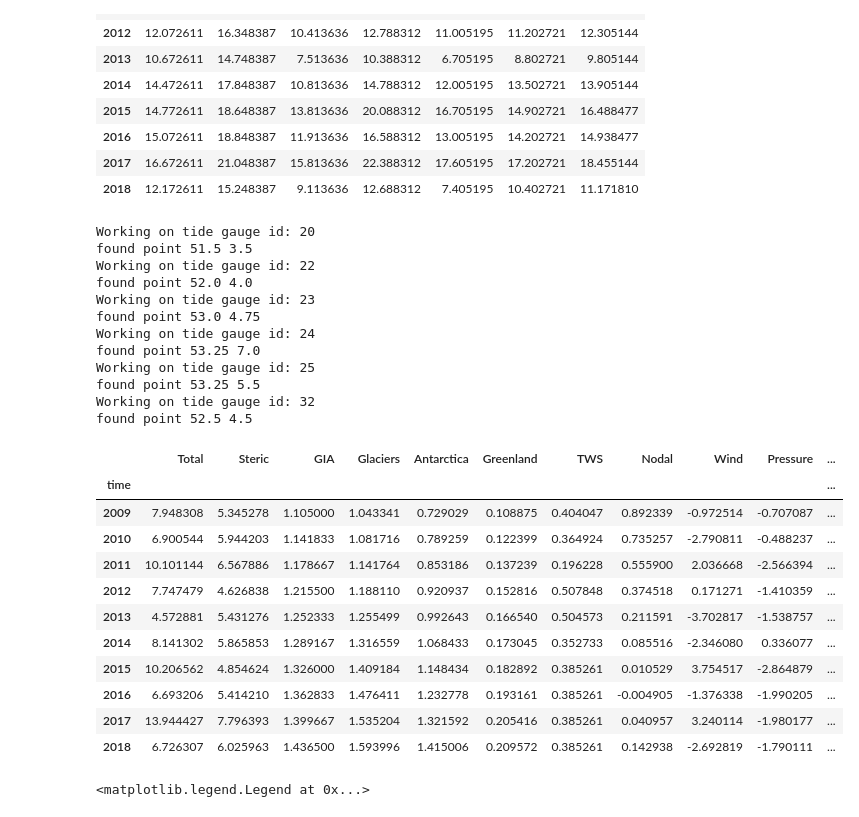
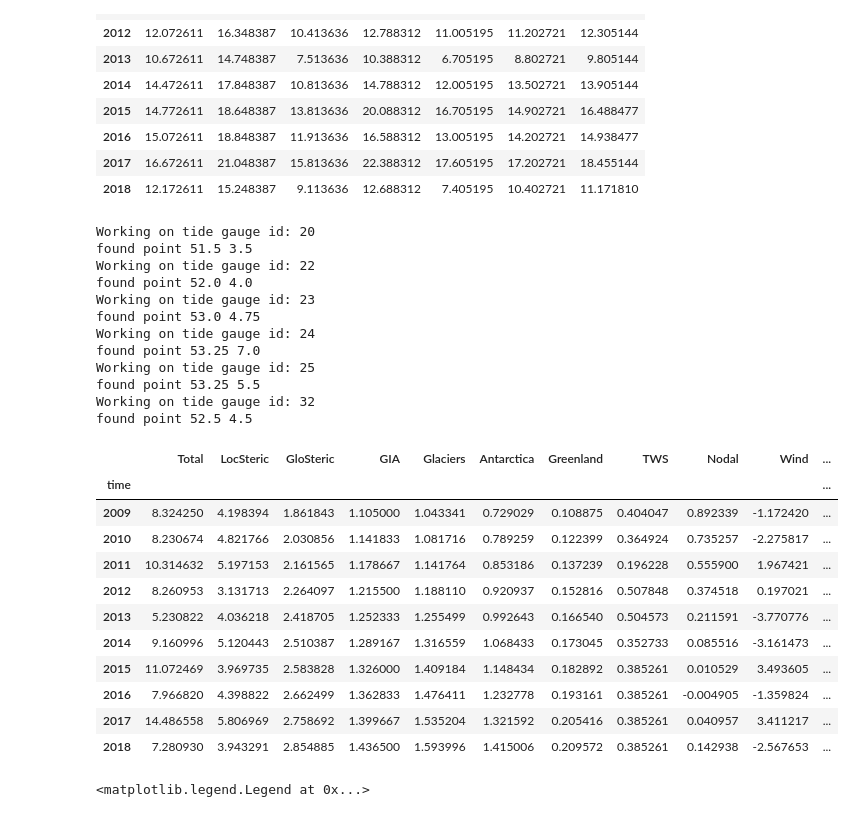
Before and after one commit to Jacobiaan/SLBudget, a Jupyter notebook: notebooks/Budget.ipynb, the cells around one changed output. Saved outputs shown, nothing was run; the diff lists cells and outputs as text; code cells hidden in the pictures.

```diff
--- a/notebooks/Budget.ipynb
+++ b/notebooks/Budget.ipynb
@@ -27,7 +27,7 @@ path_outputs = '../outputs/'
 # %%
 # Pick a region name (see choices bellow):
 tg_sel = 'ZSM' # Tide gauge selection, see options in the next cell
-opt_steric = ['EN4','ENS',2000]
+opt_steric = ['EN4','ENS',4000]
                 # [0]: Poduct, 'EN4' and 'IAP' available so far
                 # [1]: Region on which to average the steric effect: ENS, EBB, NWS
                 # [2]: Depth of integration in meters
@@ -44,6 +44,8 @@ opt_wind_ibe = ['regression','ERA5'] # Method 'regression' or 'dynamical_model'
                           # 'WAQUA' : Use the barotropic ocean model WAQUA
 opt_nodal = 'potential' # 'potential' or 'regression', 'regression' only available
                          #if opt_wind_ibe[0] is also 'regression'
+separate_global_steric = True # No choice for global steric only Levitus is
+                              # available
 INFO = True # Additional info on the computations
 # %%
 reg_dict = {'ZSM' : [20, 22, 23, 24, 25, 32], # Zeespiegelmonitor (Dutch coast)
@@ -78,36 +80,37 @@ tg_df.iloc[-10:]
 | 2018 | 12.172611 | 15.248387 | 9.113636 | 12.688312 | 7.405195 | 10.402721 | 11.171810 |
 # %%
 slmean_df = slc.budget_at_tg(INFO, tg_id, opt_steric, opt_glaciers, opt_antarctica,
-                 opt_greenland, opt_tws, opt_wind_ibe, opt_nodal, True)
+                             opt_greenland, opt_tws, opt_wind_ibe, opt_nodal,
+                             separate_global_steric, True)
 slmean_df.iloc[-10:]
 
 #slmean_df = slmean_df.loc[1958:2014] # Select date to fit Fred16 study
 #slmean_df = slmean_df.loc[1993:]
 # %% [output]
 Working on tide gauge id: 20
 found point 51.5 3.5
 Working on tide gauge id: 22
 found point 52.0 4.0
 Working on tide gauge id: 23
 found point 53.0 4.75
 Working on tide gauge id: 24
 found point 53.25 7.0
 Working on tide gauge id: 25
 found point 53.25 5.5
 Working on tide gauge id: 32
 found point 52.5 4.5
-|  | Total | Steric | GIA | Glaciers | Antarctica | Greenland | TWS | Nodal | Wind | Pressure | ... |
+|  | Total | LocSteric | GloSteric | GIA | Glaciers | Antarctica | Greenland | TWS | Nodal | Wind | ... |
 | time |  |  |  |  |  |  |  |  |  |  | ... |
-| 2009 | 7.948308 | 5.345278 | 1.105000 | 1.043341 | 0.729029 | 0.108875 | 0.404047 | 0.892339 | -0.972514 | -0.707087 | ... |
-| 2010 | 6.900544 | 5.944203 | 1.141833 | 1.081716 | 0.789259 | 0.122399 | 0.364924 | 0.735257 | -2.790811 | -0.488237 | ... |
-| 2011 | 10.101144 | 6.567886 | 1.178667 | 1.141764 | 0.853186 | 0.137239 | 0.196228 | 0.555900 | 2.036668 | -2.566394 | ... |
-| 2012 | 7.747479 | 4.626838 | 1.215500 | 1.188110 | 0.920937 | 0.152816 | 0.507848 | 0.374518 | 0.171271 | -1.410359 | ... |
-| 2013 | 4.572881 | 5.431276 | 1.252333 | 1.255499 | 0.992643 | 0.166540 | 0.504573 | 0.211591 | -3.702817 | -1.538757 | ... |
-| 2014 | 8.141302 | 5.865853 | 1.289167 | 1.316559 | 1.068433 | 0.173045 | 0.352733 | 0.085516 | -2.346080 | 0.336077 | ... |
-| 2015 | 10.206562 | 4.854624 | 1.326000 | 1.409184 | 1.148434 | 0.182892 | 0.385261 | 0.010529 | 3.754517 | -2.864879 | ... |
-| 2016 | 6.693206 | 5.414210 | 1.362833 | 1.476411 | 1.232778 | 0.193161 | 0.385261 | -0.004905 | -1.376338 | -1.990205 | ... |
-| 2017 | 13.944427 | 7.796393 | 1.399667 | 1.535204 | 1.321592 | 0.205416 | 0.385261 | 0.040957 | 3.240114 | -1.980177 | ... |
-| 2018 | 6.726307 | 6.025963 | 1.436500 | 1.593996 | 1.415006 | 0.209572 | 0.385261 | 0.142938 | -2.692819 | -1.790111 | ... |
+| 2009 | 8.324250 | 4.198394 | 1.861843 | 1.105000 | 1.043341 | 0.729029 | 0.108875 | 0.404047 | 0.892339 | -1.172420 | ... |
+| 2010 | 8.230674 | 4.821766 | 2.030856 | 1.141833 | 1.081716 | 0.789259 | 0.122399 | 0.364924 | 0.735257 | -2.275817 | ... |
+| 2011 | 10.314632 | 5.197153 | 2.161565 | 1.178667 | 1.141764 | 0.853186 | 0.137239 | 0.196228 | 0.555900 | 1.967421 | ... |
+| 2012 | 8.260953 | 3.131713 | 2.264097 | 1.215500 | 1.188110 | 0.920937 | 0.152816 | 0.507848 | 0.374518 | 0.197021 | ... |
+| 2013 | 5.230822 | 4.036218 | 2.418705 | 1.252333 | 1.255499 | 0.992643 | 0.166540 | 0.504573 | 0.211591 | -3.770776 | ... |
+| 2014 | 9.160996 | 5.120443 | 2.510387 | 1.289167 | 1.316559 | 1.068433 | 0.173045 | 0.352733 | 0.085516 | -3.161473 | ... |
+| 2015 | 11.072469 | 3.969735 | 2.583828 | 1.326000 | 1.409184 | 1.148434 | 0.182892 | 0.385261 | 0.010529 | 3.493605 | ... |
+| 2016 | 7.966820 | 4.398822 | 2.662499 | 1.362833 | 1.476411 | 1.232778 | 0.193161 | 0.385261 | -0.004905 | -1.359824 | ... |
+| 2017 | 14.486558 | 5.806969 | 2.758692 | 1.399667 | 1.535204 | 1.321592 | 0.205416 | 0.385261 | 0.040957 | 3.411217 | ... |
+| 2018 | 7.280930 | 3.943291 | 2.854885 | 1.436500 | 1.593996 | 1.415006 | 0.209572 | 0.385261 | 0.142938 | -2.567653 | ... |
 # %%
 #Plot time series
 fig, ax = plt.subplots(figsize=(8,8))
```
Also changed, not shown: parts of 3 cells of this notebook, 1 other file.
